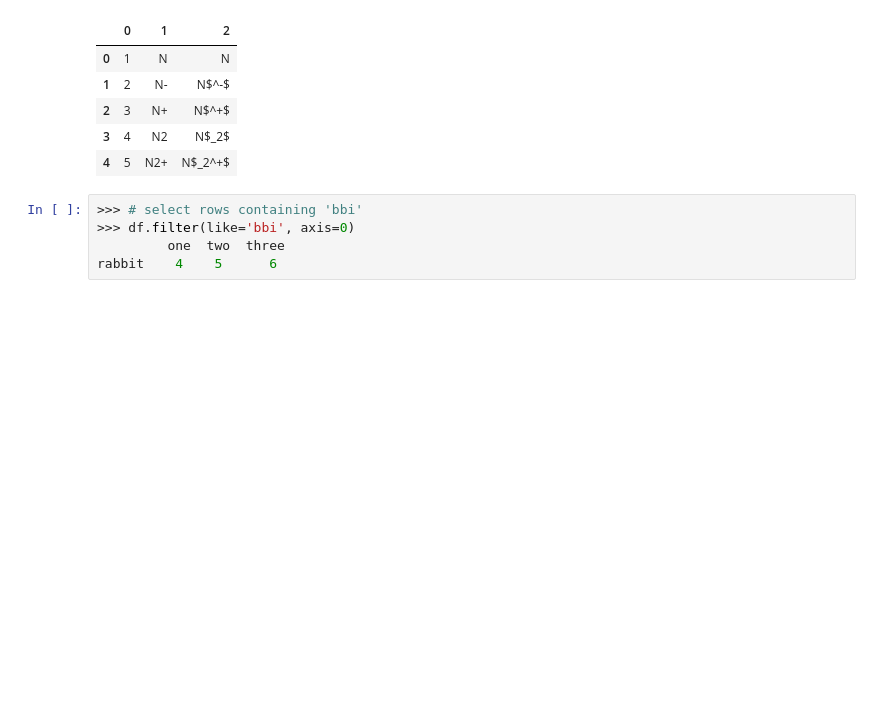
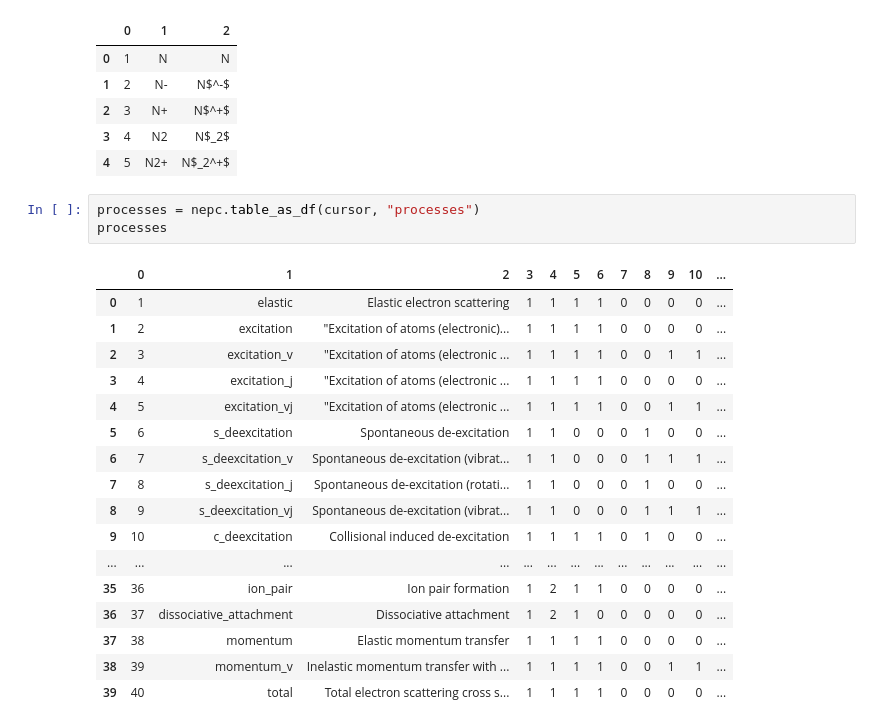
Before and after one commit to USNavalResearchLaboratory/nepc, a Jupyter notebook: models/angus/angus_req_generator.ipynb, the cells around one changed output. Drawn from its saved outputs; the diff is of its cells as text; blank space fills up the shorter version.

```diff
--- a/models/angus/angus_req_generator.ipynb
+++ b/models/angus/angus_req_generator.ipynb
@@ -22,10 +24,26 @@ species
 | 2 | 3 | N+ | N$^+$ |
 | 3 | 4 | N2 | N$_2$ |
 | 4 | 5 | N2+ | N$_2^+$ |
-# %%
->>> # select rows containing 'bbi'
->>> df.filter(like='bbi', axis=0)
-         one  two  three
-rabbit    4    5      6
+# %%
+processes = nepc.table_as_df(cursor, "processes")
+processes
+# %% [output]
+|  | 0 | 1 | 2 | 3 | 4 | 5 | 6 | 7 | 8 | 9 | 10 | ... |
+| 0 | 1 | elastic | Elastic electron scattering | 1 | 1 | 1 | 1 | 0 | 0 | 0 | 0 | ... |
+| 1 | 2 | excitation | "Excitation of atoms (electronic)... | 1 | 1 | 1 | 1 | 0 | 0 | 0 | 0 | ... |
+| 2 | 3 | excitation_v | "Excitation of atoms (electronic ... | 1 | 1 | 1 | 1 | 0 | 0 | 1 | 1 | ... |
+| 3 | 4 | excitation_j | "Excitation of atoms (electronic ... | 1 | 1 | 1 | 1 | 0 | 0 | 0 | 0 | ... |
+| 4 | 5 | excitation_vj | "Excitation of atoms (electronic ... | 1 | 1 | 1 | 1 | 0 | 0 | 1 | 1 | ... |
+| 5 | 6 | s_deexcitation | Spontaneous de-excitation | 1 | 1 | 0 | 0 | 0 | 1 | 0 | 0 | ... |
+| 6 | 7 | s_deexcitation_v | Spontaneous de-excitation (vibrat... | 1 | 1 | 0 | 0 | 0 | 1 | 1 | 1 | ... |
+| 7 | 8 | s_deexcitation_j | Spontaneous de-excitation (rotati... | 1 | 1 | 0 | 0 | 0 | 1 | 0 | 0 | ... |
+| 8 | 9 | s_deexcitation_vj | Spontaneous de-excitation (vibrat... | 1 | 1 | 0 | 0 | 0 | 1 | 1 | 1 | ... |
+| 9 | 10 | c_deexcitation | Collisional induced de-excitation | 1 | 1 | 1 | 1 | 0 | 1 | 0 | 0 | ... |
+| ... | ... | ... | ... | ... | ... | ... | ... | ... | ... | ... | ... | ... |
+| 35 | 36 | ion_pair | Ion pair formation | 1 | 2 | 1 | 1 | 0 | 0 | 0 | 0 | ... |
+| 36 | 37 | dissociative_attachment | Dissociative attachment | 1 | 2 | 1 | 0 | 0 | 0 | 0 | 0 | ... |
+| 37 | 38 | momentum | Elastic momentum transfer | 1 | 1 | 1 | 1 | 0 | 0 | 0 | 0 | ... |
+| 38 | 39 | momentum_v | Inelastic momentum transfer with ... | 1 | 1 | 1 | 1 | 0 | 0 | 1 | 1 | ... |
+| 39 | 40 | total | Total electron scattering cross s... | 1 | 1 | 1 | 1 | 0 | 0 | 0 | 0 | ... |
 # %%
 states = nepc.table_as_df(cursor, "states")
```
Also changed, not shown: parts of 17 cells of this notebook, 3 other files.
